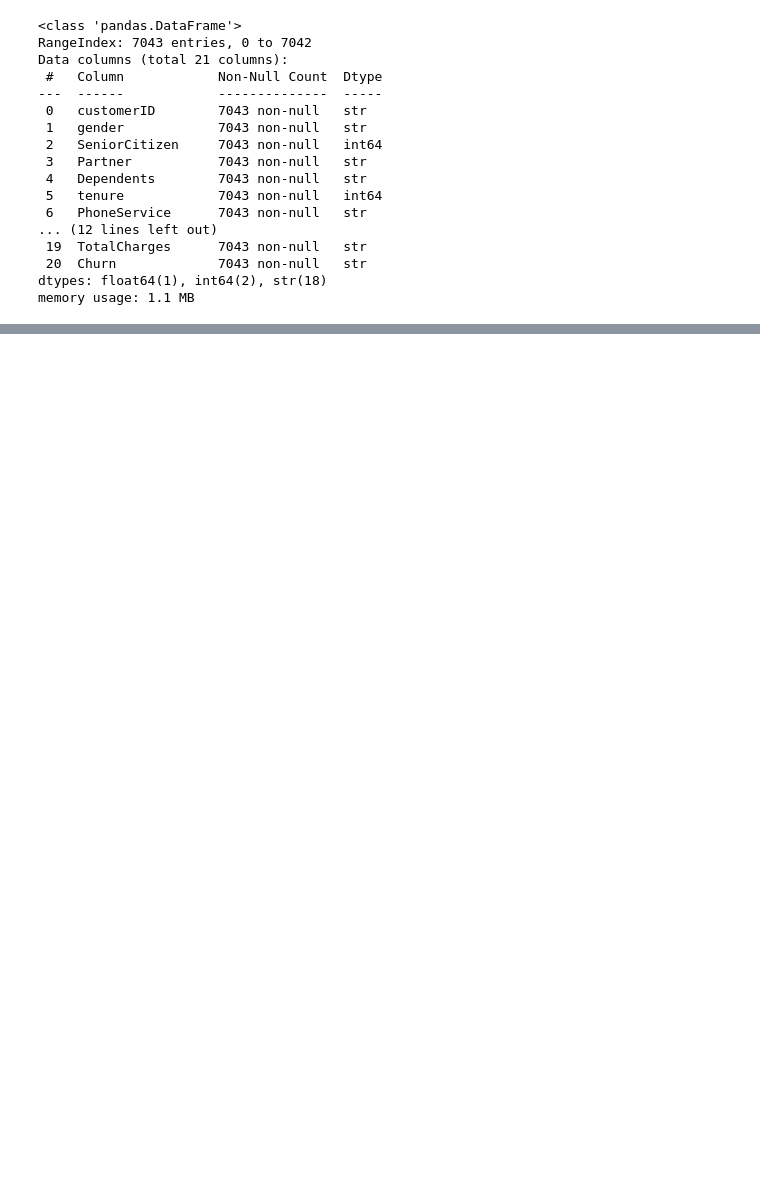
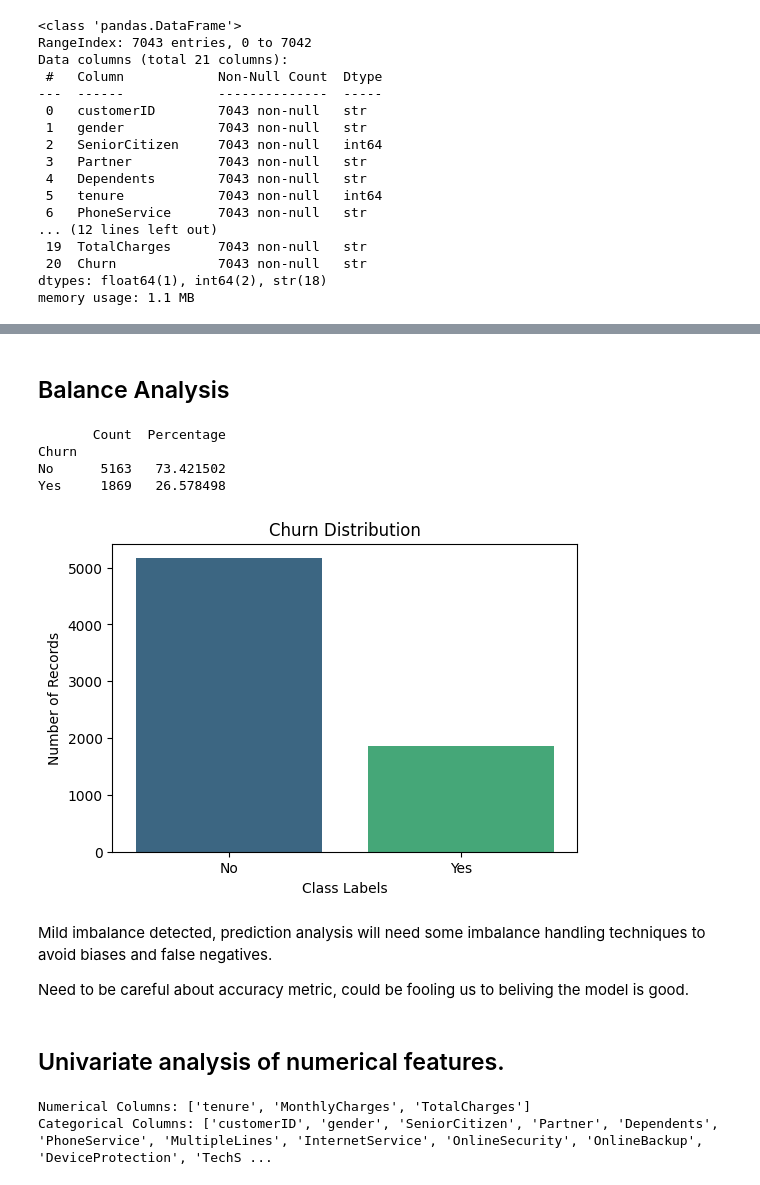
Before and after one commit to vinicius-goulart/health-churn-analysis, a Jupyter notebook: notebooks/01_eda.ipynb, the cells around one changed output, grey strips where cells are left out. Drawn from its saved outputs; the diff is of its cells as text; code cells hidden in the pictures; blank space fills up the shorter version.

Commit message:
eda analysis

```diff
--- a/notebooks/01_eda.ipynb
+++ b/notebooks/01_eda.ipynb
@@ -45,0 +124,10 @@ df.describe()
+# %%
+# Dropping empty TotalCharges rows
+df = df[df["TotalCharges"] != ' ']
+print(df.shape)
+
+# Type casting TotalCharges feature to float
+df["TotalCharges"] = df["TotalCharges"].astype(float)
+
+# Chechking if changes worked
+df.info()
@@ -45,0 +152,48 @@ df.describe()
+# %% [markdown]
+## Balance Analysis
+# %%
+balance_analysis = pd.DataFrame({
+    'Count': df['Churn'].value_counts(),
+    'Percentage': df["Churn"].value_counts(normalize=True) * 100
+})
+print(balance_analysis)
+# %% [output]
+       Count  Percentage
+Churn
+No      5163   73.421502
+Yes     1869   26.578498
+# %%
+import matplotlib.pyplot as plt
+import seaborn as sns
+
+# Plotting the distribution
+plt.figure(figsize=(6, 4))
+sns.countplot(x=df["Churn"], hue=df["Churn"], palette='viridis', legend=False)
+plt.title('Churn Distribution')
+plt.xlabel('Class Labels')
+plt.ylabel('Number of Records')
+plt.show()
+# %% [output]
+[figure, added]
+# %% [markdown]
+Mild imbalance detected, prediction analysis will need some imbalance handling techniques to avoid biases and false negatives.
+
+Need to be careful about accuracy metric, could be fooling us to beliving the model is good.
+# %% [markdown]
+## Univariate analysis of numerical features.
+# %%
+# Type-casting SeniorCitizen column first
+df["SeniorCitizen"] = df["SeniorCitizen"].astype('category')
+
+# 1. Get all numerical columns
+num_cols = df.select_dtypes(include=['number']).columns.tolist()
+
+# 2. Get all categorical columns
+cat_cols = df.select_dtypes(include=['object', 'category', 'str']).columns.tolist()
+
+# Let's see what we got
+print("Numerical Columns:", num_cols)
+print("Categorical Columns:", cat_cols)
+# %% [output]
+Numerical Columns: ['tenure', 'MonthlyCharges', 'TotalCharges']
+Categorical Columns: ['customerID', 'gender', 'SeniorCitizen', 'Partner', 'Dependents', 'PhoneService', 'MultipleLines', 'InternetService', 'OnlineSecurity', 'OnlineBackup', 'DeviceProtection', 'TechS ...
```
Also changed, not shown: parts of 20 cells of this notebook.
